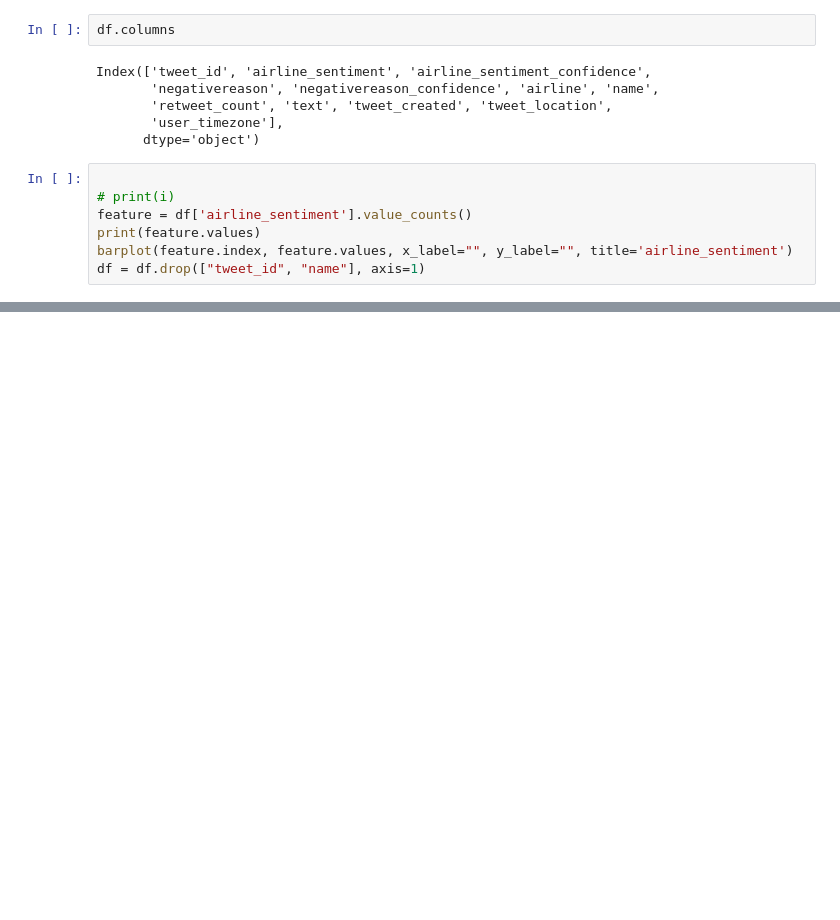
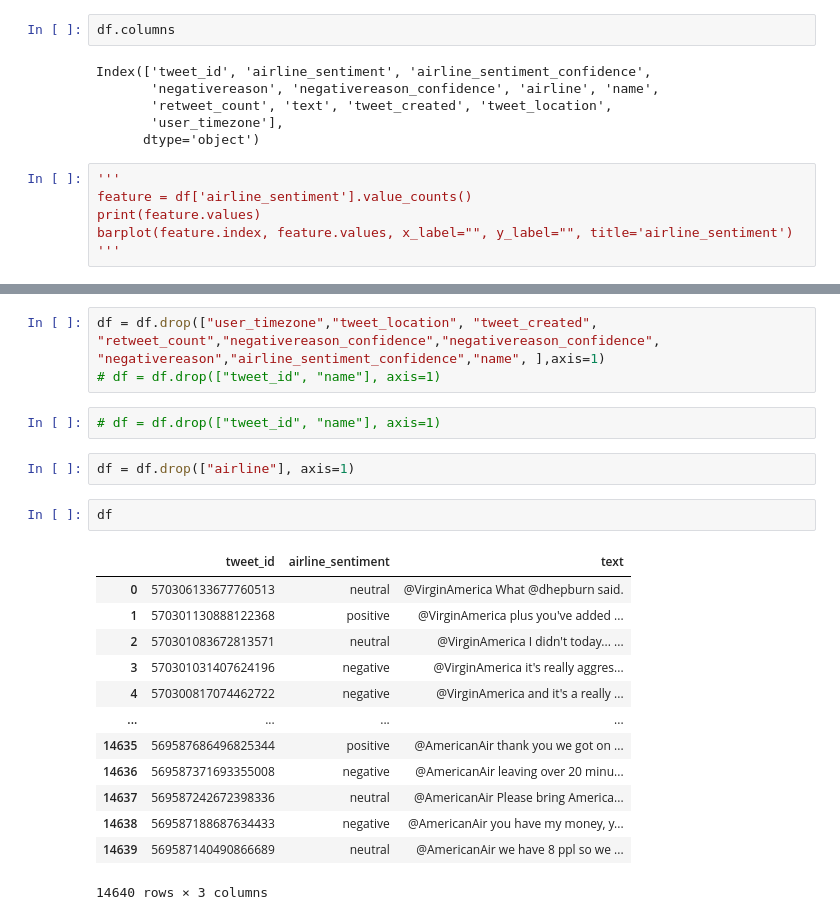
Before and after one commit to badr182/Tweets_Classification, a Jupyter notebook: classification_tweets.ipynb, the cells around one changed output, grey strips where cells are left out. Saved outputs shown, nothing was run; the diff lists cells and outputs as text; blank space fills up the shorter version.

```diff
--- a/classification_tweets.ipynb
+++ b/classification_tweets.ipynb
@@ -106,10 +106,9 @@ Index(['tweet_id', 'airline_sentiment', 'airline_sentiment_confidence',
        'user_timezone'],
       dtype='object')
 # %%
-
-# print(i)
+'''
 feature = df['airline_sentiment'].value_counts()
 print(feature.values)
 barplot(feature.index, feature.values, x_label="", y_label="", title='airline_sentiment')
-df = df.drop(["tweet_id", "name"], axis=1)
+'''
 # %% [output]
@@ -197,0 +155,23 @@ it's really the only bad thing about flying VA
+# %%
+df = df.drop(["user_timezone","tweet_location", "tweet_created", "retweet_count","negativereason_confidence","negativereason_confidence", "negativereason","airline_sentiment_confidence","name", ],axis=1)
+# df = df.drop(["tweet_id", "name"], axis=1)
+# %%
+# df = df.drop(["tweet_id", "name"], axis=1)
+# %%
+df = df.drop(["airline"], axis=1)
+# %%
+df
+# %% [output]
+|  | tweet_id | airline_sentiment | text |
+| 0 | 570306133677760513 | neutral | @VirginAmerica What @dhepburn said. |
+| 1 | 570301130888122368 | positive | @VirginAmerica plus you've added ... |
+| 2 | 570301083672813571 | neutral | @VirginAmerica I didn't today... ... |
+| 3 | 570301031407624196 | negative | @VirginAmerica it's really aggres... |
+| 4 | 570300817074462722 | negative | @VirginAmerica and it's a really ... |
+| ... | ... | ... | ... |
+| 14635 | 569587686496825344 | positive | @AmericanAir thank you we got on ... |
+| 14636 | 569587371693355008 | negative | @AmericanAir leaving over 20 minu... |
+| 14637 | 569587242672398336 | neutral | @AmericanAir Please bring America... |
+| 14638 | 569587188687634433 | negative | @AmericanAir you have my money, y... |
+| 14639 | 569587140490866689 | neutral | @AmericanAir we have 8 ppl so we ... |
+14640 rows × 3 columns
```
Also changed, not shown: parts of 20 cells of this notebook.
